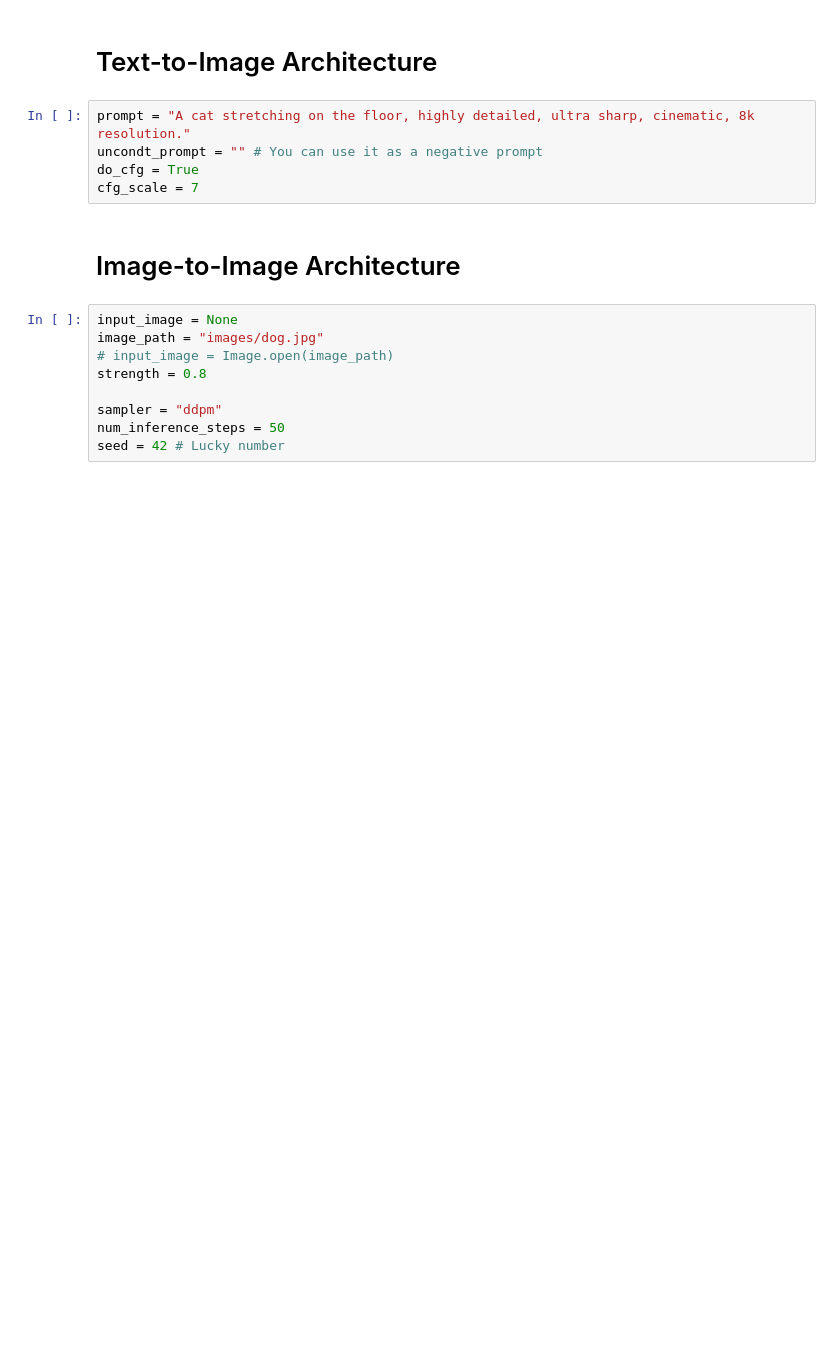
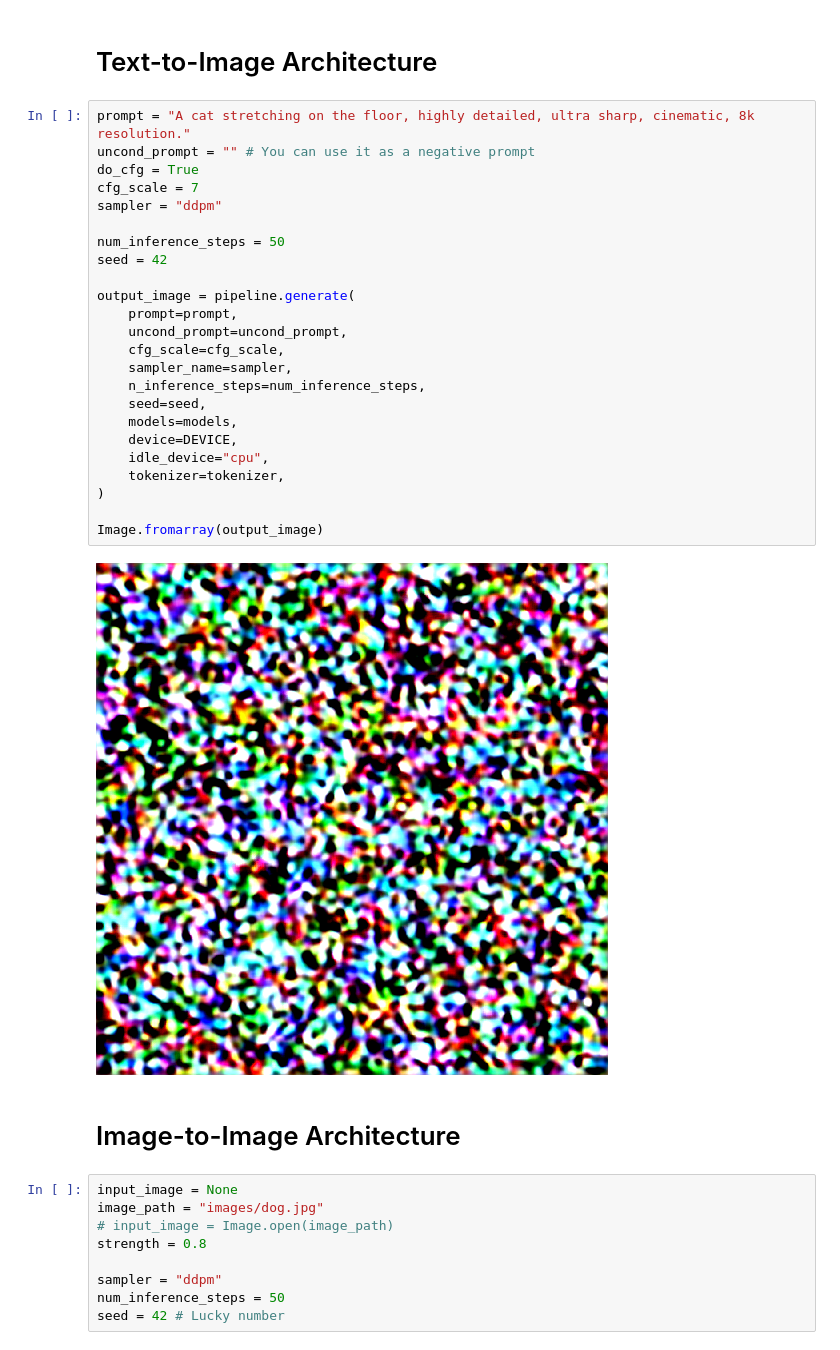
Before and after one commit to SupaxInc/stable-diffusion-from-scratch, a Jupyter notebook: notebooks/demo.ipynb, the cells around one changed output. Drawn from its saved outputs; the diff is of its cells as text; blank space fills up the shorter version.

```diff
--- a/notebooks/demo.ipynb
+++ b/notebooks/demo.ipynb
@@ -35,9 +29,30 @@ ModuleNotFoundError: No module named 'pytorch_lightning'
 # Text-to-Image Architecture
 # %%
 prompt = "A cat stretching on the floor, highly detailed, ultra sharp, cinematic, 8k resolution."
-uncondt_prompt = "" # You can use it as a negative prompt
+uncond_prompt = "" # You can use it as a negative prompt
 do_cfg = True
 cfg_scale = 7
+sampler = "ddpm"
+
+num_inference_steps = 50
+seed = 42
+
+output_image = pipeline.generate(
+    prompt=prompt,
+    uncond_prompt=uncond_prompt,
+    cfg_scale=cfg_scale,
+    sampler_name=sampler,
+    n_inference_steps=num_inference_steps,
+    seed=seed,
+    models=models,
+    device=DEVICE,
+    idle_device="cpu",
+    tokenizer=tokenizer,
+)
+
+Image.fromarray(output_image)
+# %% [output]
+[figure, added]
 # %% [markdown]
 # Image-to-Image Architecture
 # %%
```
Also changed, not shown: parts of 1 cell of this notebook, 1 other file.
